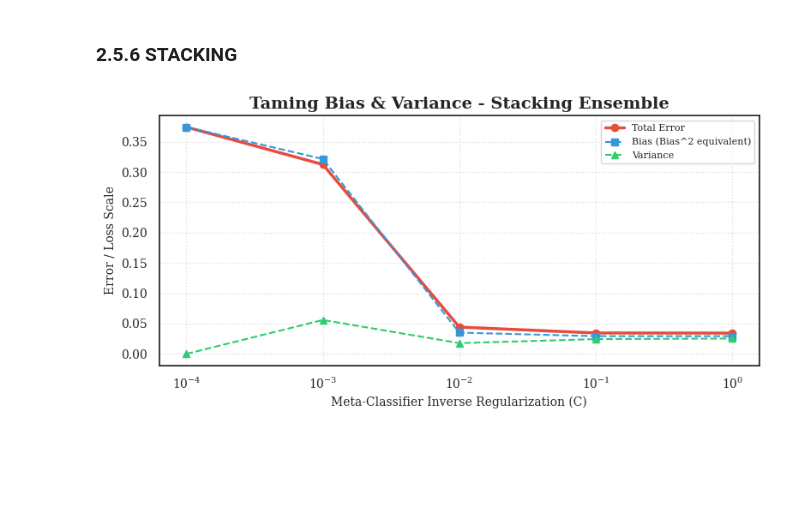
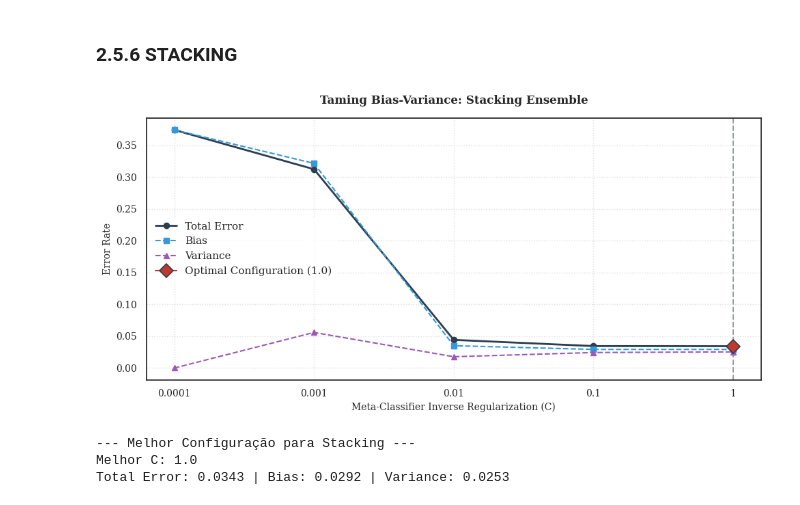
Before and after one commit to Mathis1311/Machine-Learning-project, a Jupyter notebook: project copy.ipynb, the cells around one changed output. Cells and saved outputs as stored; diff of their text form; code cells hidden in the pictures; blank space fills up the shorter version.

```diff
--- a/project copy.ipynb
+++ b/project copy.ipynb
@@ -188,5 +190,7 @@ def plot_class_distribution(y):
     plt.show()
 
 # --- Run the Bar Plot using your y_train target variable ---
-plot_class_distribution(y_train)
+raw_data = load_breast_cancer()
+y = raw_data.target
+plot_class_distribution(y)
 # %% [output]
@@ -721,51 +894,73 @@ from sklearn.ensemble import GradientBoostingClassifier, StackingClassifier
 from sklearn.tree import DecisionTreeClassifier
 from sklearn.svm import SVC
 from sklearn.linear_model import LogisticRegression
+
 # =========================================================================
 # 2. SIMULAÇÃO PARA STACKING (Variando a regularização C do Meta-Modelo)
 # =========================================================================
 def evaluate_stacking_curve(X_train, X_test, y_train, y_test):
-    # Valores de C para a Regressão Logística final (Escala Logarítmica)
-    # C pequeno = Muita regularização (Simplifica o Stacking)
-    # C grande = Nenhuma regularização (Complexifica o Stacking)
     c_values = [0.0001, 0.001, 0.01, 0.1, 1.0]
 
     total_errors = []
     biases = []
     variances = []
 
-    # Modelos base fixos para o Stacking
     base_estimators = [
         ('dt', DecisionTreeClassifier(max_depth=3, random_state=42)),
         ('svm', SVC(C=1.0, kernel='rbf', random_state=42))
     ]
 
     for c in c_values:
-        # Variamos o C no final_estimator
         model = StackingClassifier(
             estimators=base_estimators,
             final_estimator=LogisticRegression(C=c, max_iter=1000, random_state=42),
             cv=3
         )
 
         total_error, bias, variance = bias_variance_decomposition(
             model, X_train, X_test, y_train, y_test, n_bootstraps=30, show=0
         )
 
         total_errors.append(total_error)
         biases.append(bias)
         variances.append(variance)
 
-    # Chama a tua função de plot original (ativando log_scale=True para o parâmetro C)
+
+    # Extract and return the most promising point
+    best_idx = np.argmin(total_errors)
+    best_c = c_values[best_idx]
+    best_error = total_errors[best_idx]
+    best_bias = biases[best_idx]
+    best_var = variances[best_idx]
+
     plot_taming_curves(
         param_values=c_values,
         total_errors=total_errors,
         biases=biases,
         variances=variances,
         param_name="Meta-Classifier Inverse Regularization (C)",
         model_name="Stacking Ensemble",
-        log_scale=True
+        log_scale=True,
+        best_idx=best_idx
     )
-evaluate_stacking_curve(X_train_scaled, X_test_scaled, y_train, y_test)
+
+
+    print(f"--- Melhor Configuração para Stacking ---")
+    print(f"Melhor C: {best_c}")
+    print(f"Total Error: {best_error:.4f} | Bias: {best_bias:.4f} | Variance: {best_var:.4f}")
+
+
+    return {
+        "Total Error": best_error,
+        "Bias": best_bias,
+        "Variance": best_var,
+        "Best Parameter": f"C={best_c}"
+    }
+
+# Save in the global dictionary
+final_optimized_metrics["Stacking Ensemble"] = evaluate_stacking_curve(X_train_scaled, X_test_scaled, y_train, y_test)
 # %% [output]
-[figure, old version]
+[figure, new version]
+--- Melhor Configuração para Stacking ---
+Melhor C: 1.0
+Total Error: 0.0343 | Bias: 0.0292 | Variance: 0.0253
```
Also changed, not shown: parts of 17 cells of this notebook.
